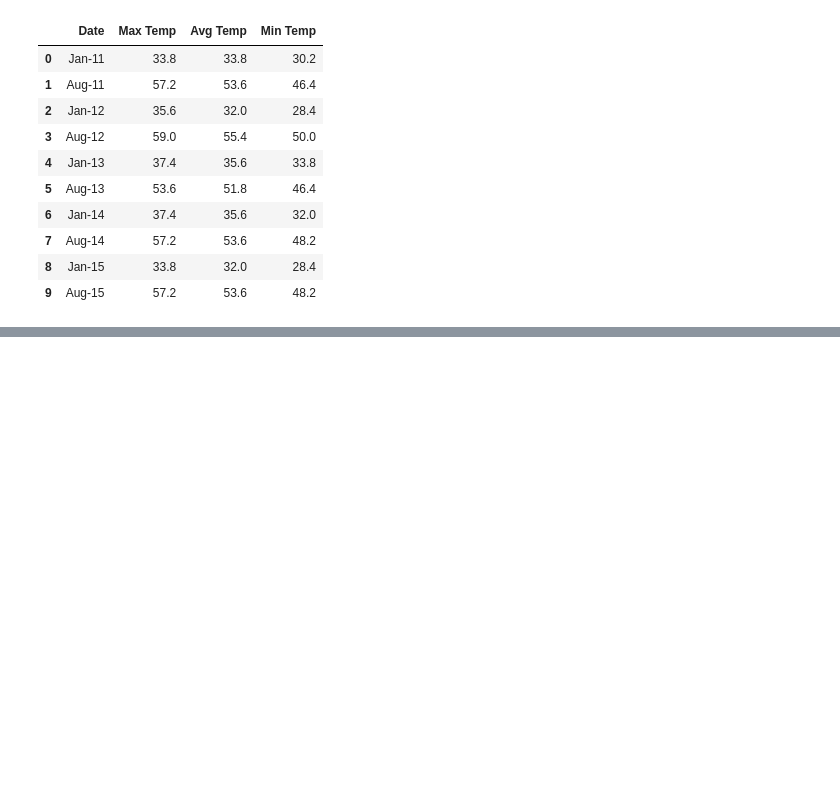
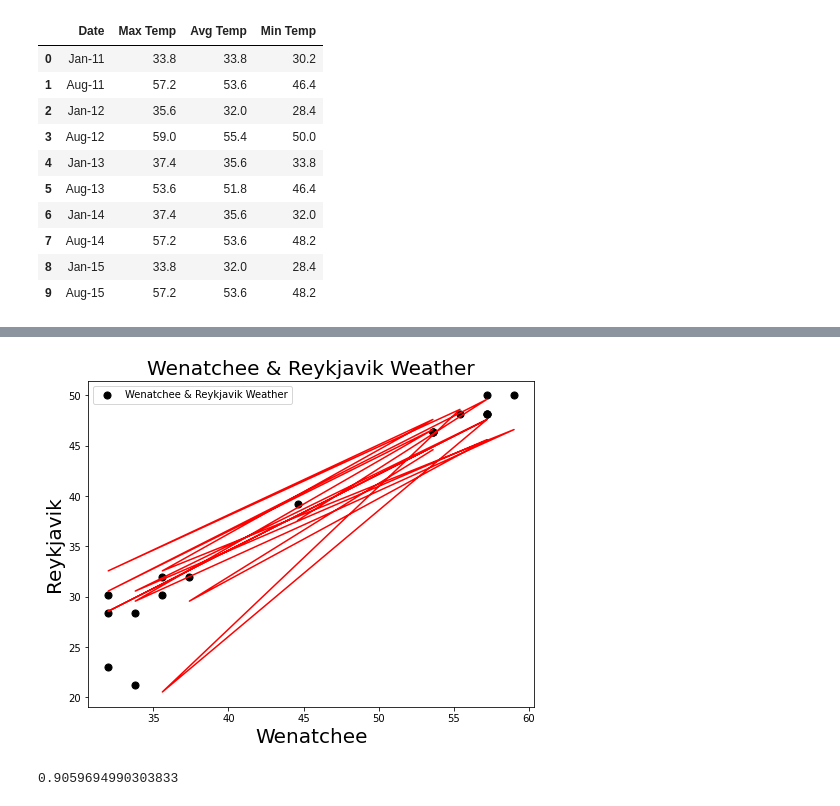
Before and after one commit to CharlotteC21/Cryptocurreny-Trend-Analysis-Group-Project, a Jupyter notebook: Data Mining Center - Weather.ipynb, the cells around one changed output, grey strips where cells are left out. Saved outputs shown, nothing was run; the diff lists cells and outputs as text; code cells hidden in the pictures; blank space fills up the shorter version.

```diff
--- a/Data Mining Center - Weather.ipynb
+++ b/Data Mining Center - Weather.ipynb
@@ -72,0 +138,31 @@ plt.show()
+# %%
+## scatter plot of merged datasets
+wenatchee_dc = weather_merge["Max Temp Wenatchee"]
+wenatchee_dc = weather_merge["Avg Temp Wenatchee"]
+wenatchee_dc = weather_merge["Min Temp Wenatchee"]
+
+reykjavik_dc = weather_merge["Max Temp Reykjavik"]
+reykjavik_dc = weather_merge["Avg Temp Reykjavik"]
+reykjavik_dc = weather_merge["Min Temp Reykjavik"]
+
+plt.figure(figsize=(8, 6))
+
+(slope, intercept, rvalue, pvalue, stderr) = st.linregress(wenatchee_dc, reykjavik_dc)
+regress_values = slope * wenatchee_dc + intercept
+line_eq = "y = " + str(round(slope,2)) + "x + " + str(round(intercept,2))
+
+plt.annotate(line_eq,(6,10),fontsize=15,color="red")
+plt.scatter(bit_close_price, nvda_close_price, color="black", s=50, label="Wenatchee & Reykjavik Weather")
+plt.plot(bit_close_price,regress_values,"r-")
+
+plt.legend(loc="best", fontsize=10)
+plt.title("Wenatchee & Reykjavik Weather", fontsize=20)
+plt.xlabel("Wenatchee", fontsize=20)
+plt.ylabel("Reykjavik", fontsize=20)
+
+correlation = st.pearsonr(wenatchee_dc, reykjavik_dc)
+plt.show()
+correlation[0]
+# %% [output]
+[figure, added]
+0.9059694990303833
```
Also changed, not shown: parts of 8 cells of this notebook.
